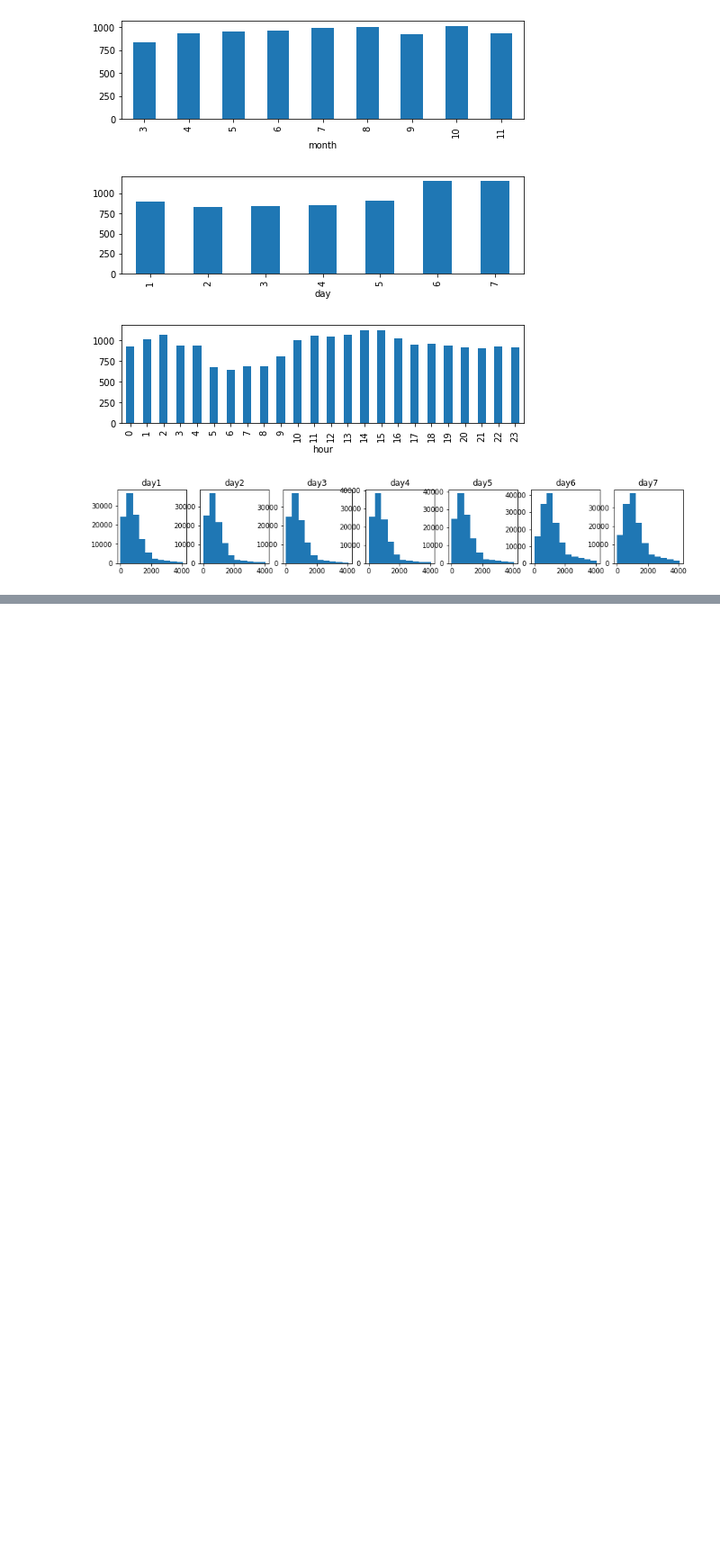
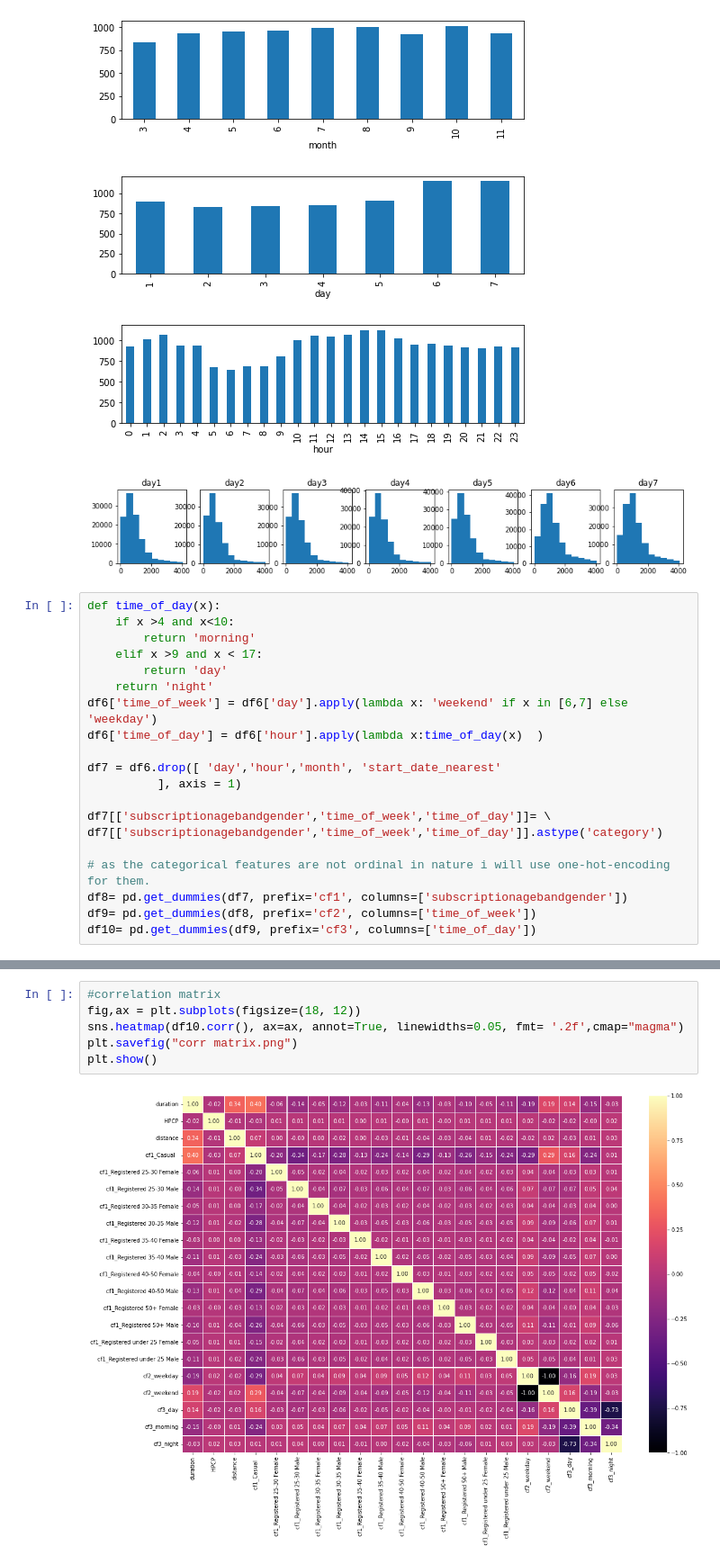
Before and after one commit to bobbyxwu/testrepo1, a Jupyter notebook: main.ipynb, the cells around one changed output, grey strips where cells are left out. Shown: that part at 90% size. Drawn from its saved outputs; the diff is of its cells as text; blank space fills up the shorter version.

```diff
--- a/main.ipynb
+++ b/main.ipynb
@@ -380,3 +380,23 @@ plt.show()
 [figure]
 [figure]
 [figure]
+# %%
+def time_of_day(x):
+    if x >4 and x<10:
+        return 'morning'
+    elif x >9 and x < 17:
+        return 'day'
+    return 'night'
+df6['time_of_week'] = df6['day'].apply(lambda x: 'weekend' if x in [6,7] else 'weekday')
+df6['time_of_day'] = df6['hour'].apply(lambda x:time_of_day(x)  )
+
+df7 = df6.drop([ 'day','hour','month', 'start_date_nearest'
+          ], axis = 1)
+
+df7[['subscriptionagebandgender','time_of_week','time_of_day']]= \
+df7[['subscriptionagebandgender','time_of_week','time_of_day']].astype('category')
+
+# as the categorical features are not ordinal in nature i will use one-hot-encoding for them.
+df8= pd.get_dummies(df7, prefix='cf1', columns=['subscriptionagebandgender'])
+df9= pd.get_dummies(df8, prefix='cf2', columns=['time_of_week'])
+df10= pd.get_dummies(df9, prefix='cf3', columns=['time_of_day'])
@@ -382,0 +423,8 @@ plt.show()
+# %%
+#correlation matrix
+fig,ax = plt.subplots(figsize=(18, 12))
+sns.heatmap(df10.corr(), ax=ax, annot=True, linewidths=0.05, fmt= '.2f',cmap="magma")
+plt.savefig("corr matrix.png")
+plt.show()
+# %% [output]
+[figure, added]
```
Also changed, not shown: parts of 2 cells of this notebook, 1 other file.
